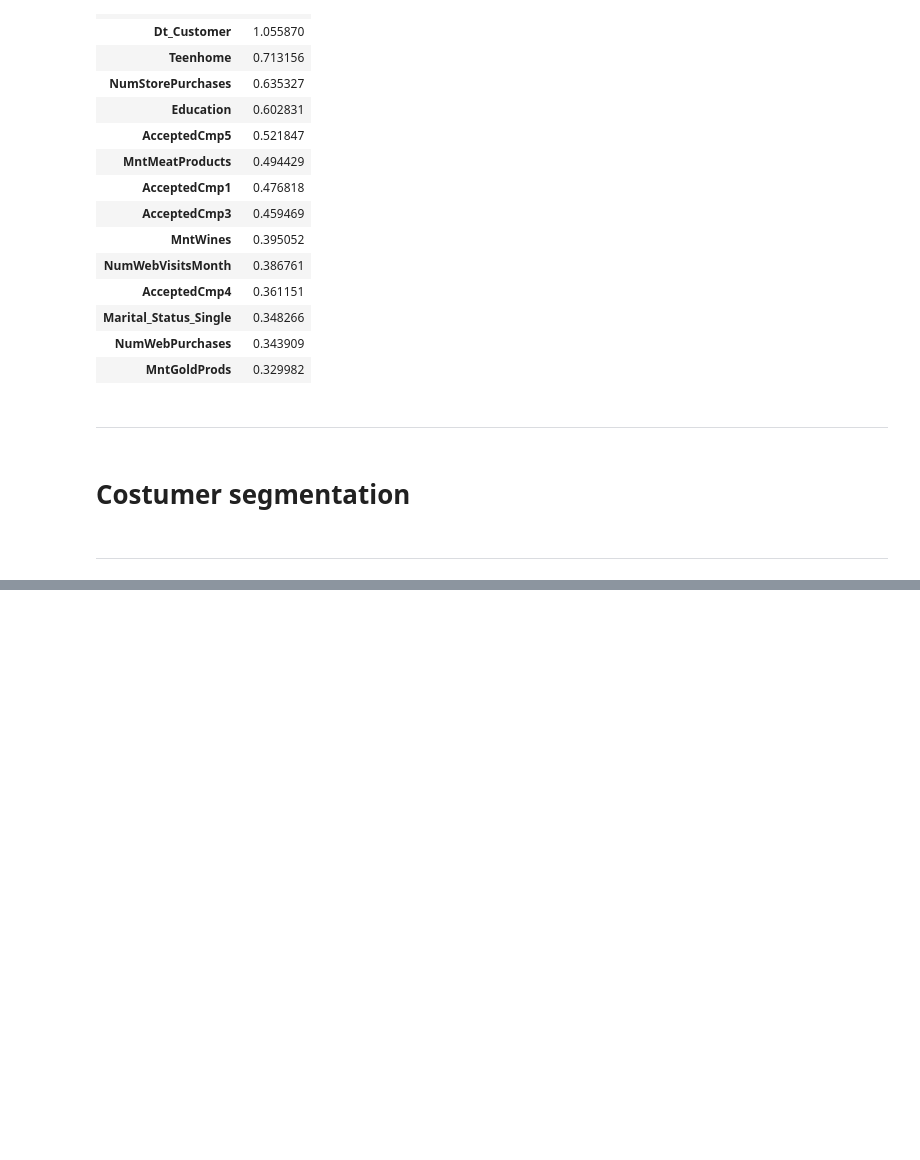
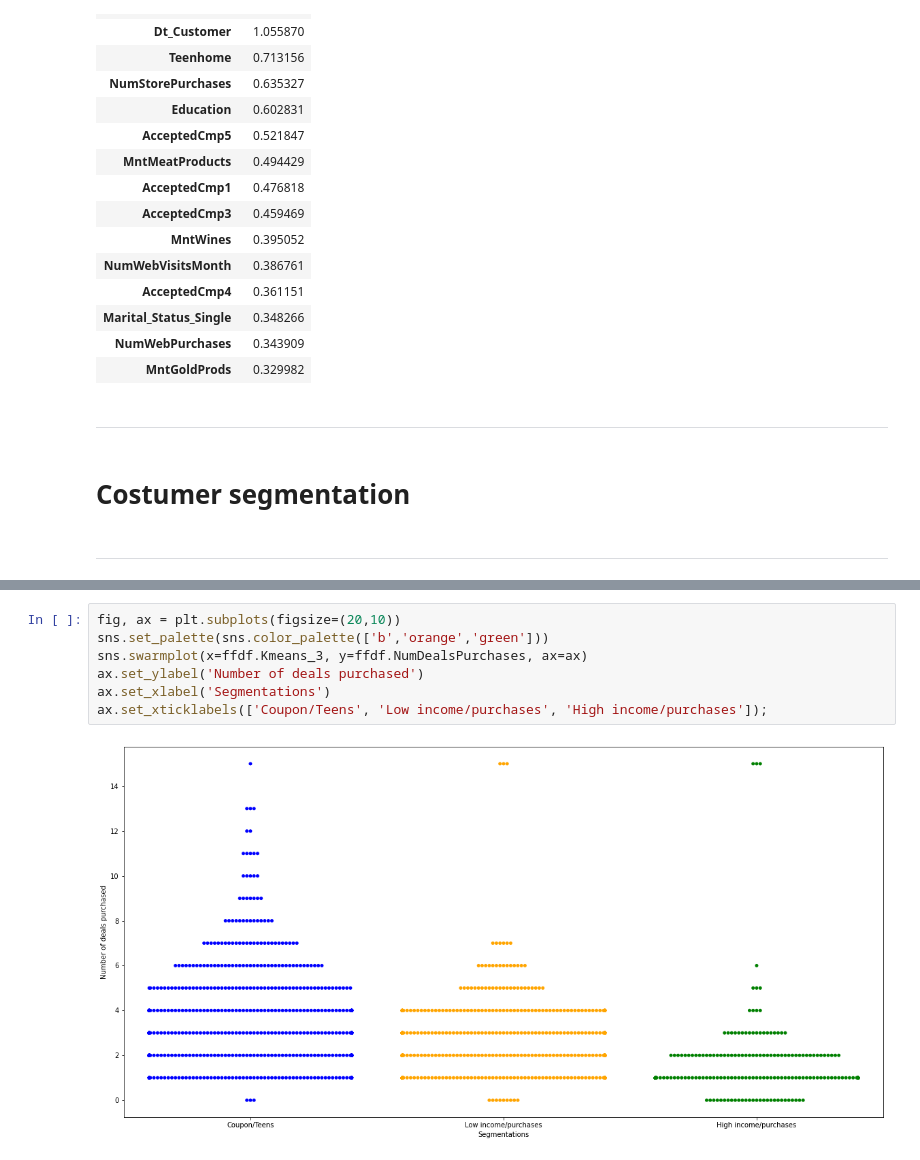
Before and after one commit to TMKlautau/ifood_test_case_start_to_finish, a Jupyter notebook: Ifood_Data_analysis.ipynb, the cells around one changed output, grey strips where cells are left out. Saved outputs shown, nothing was run; the diff lists cells and outputs as text; blank space fills up the shorter version.

```diff
--- a/Ifood_Data_analysis.ipynb
+++ b/Ifood_Data_analysis.ipynb
@@ -1046,0 +1210,9 @@ pd.DataFrame(data= {'coeficient':lg.coef_[0]}, index= feature_names).abs().sort_
+# %%
+fig, ax = plt.subplots(figsize=(20,10))
+sns.set_palette(sns.color_palette(['b','orange','green']))
+sns.swarmplot(x=ffdf.Kmeans_3, y=ffdf.NumDealsPurchases, ax=ax)
+ax.set_ylabel('Number of deals purchased')
+ax.set_xlabel('Segmentations')
+ax.set_xticklabels(['Coupon/Teens', 'Low income/purchases', 'High income/purchases']);
+# %% [output]
+[figure, added]
```
Also changed, not shown: parts of 43 cells of this notebook, 1 other file.
